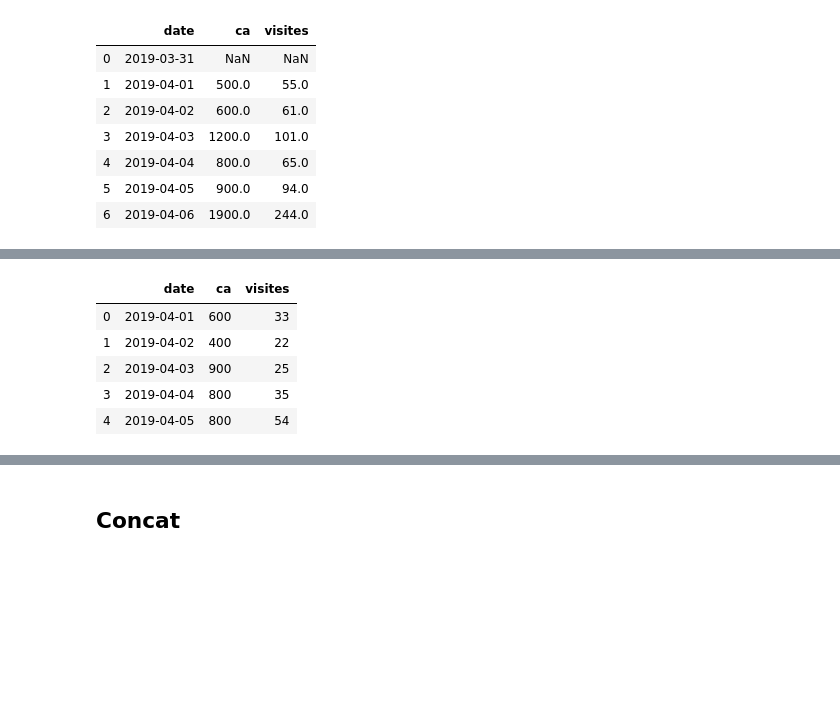
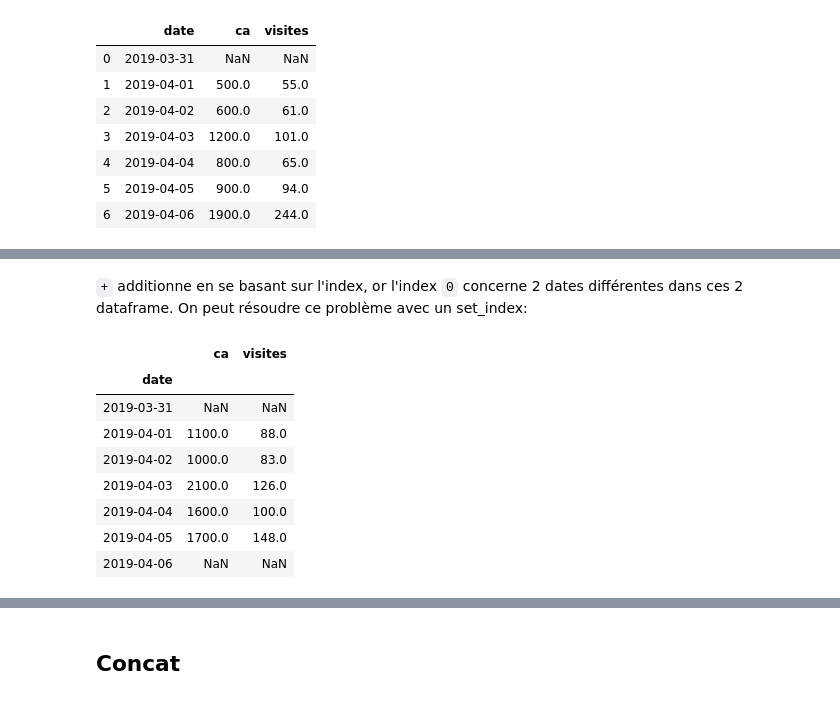
Before and after one commit to fspot/INFMDI-721, a Jupyter notebook: lesson5/lesson5-1-concat.ipynb, the cells around one changed output, grey strips where cells are left out. Cells and saved outputs as stored; diff of their text form; code cells hidden in the pictures; blank space fills up the shorter version.

```diff
--- a/lesson5/lesson5-1-concat.ipynb
+++ b/lesson5/lesson5-1-concat.ipynb
@@ -20,10 +31,14 @@ dfa
+# %% [markdown]
+`+` additionne en se basant sur l'index, or l'index `0` concerne 2 dates différentes dans ces 2 dataframe. On peut résoudre ce problème avec un set_index:
 # %%
-df2 = dfa.set_index('date')
-dfb
+dfa.set_index('date') + dfb.set_index('date')
 # %% [output]
-|  | date | ca | visites |
-| 0 | 2019-04-01 | 600 | 33 |
-| 1 | 2019-04-02 | 400 | 22 |
-| 2 | 2019-04-03 | 900 | 25 |
-| 3 | 2019-04-04 | 800 | 35 |
-| 4 | 2019-04-05 | 800 | 54 |
+|  | ca | visites |
+| date |  |  |
+| 2019-03-31 | NaN | NaN |
+| 2019-04-01 | 1100.0 | 88.0 |
+| 2019-04-02 | 1000.0 | 83.0 |
+| 2019-04-03 | 2100.0 | 126.0 |
+| 2019-04-04 | 1600.0 | 100.0 |
+| 2019-04-05 | 1700.0 | 148.0 |
+| 2019-04-06 | NaN | NaN |
```
Also changed, not shown: parts of 5 cells of this notebook, 4 other files.
